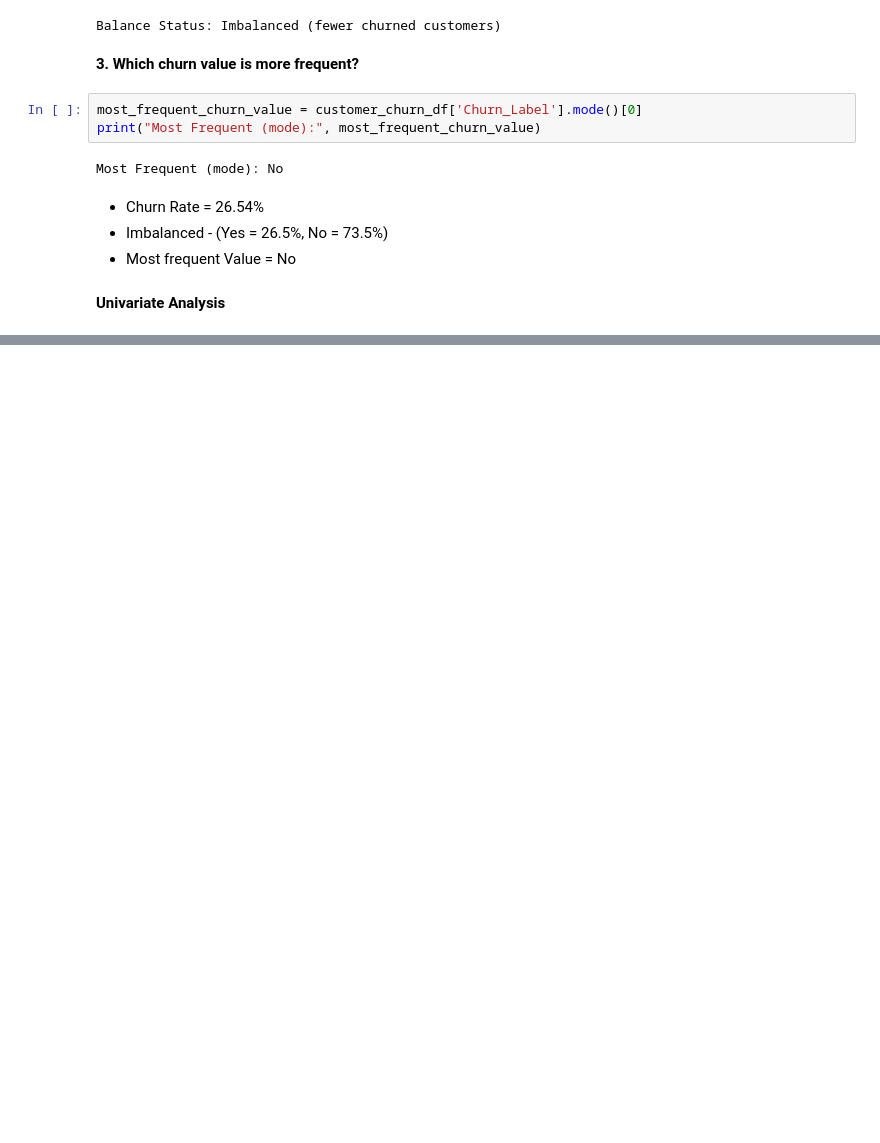
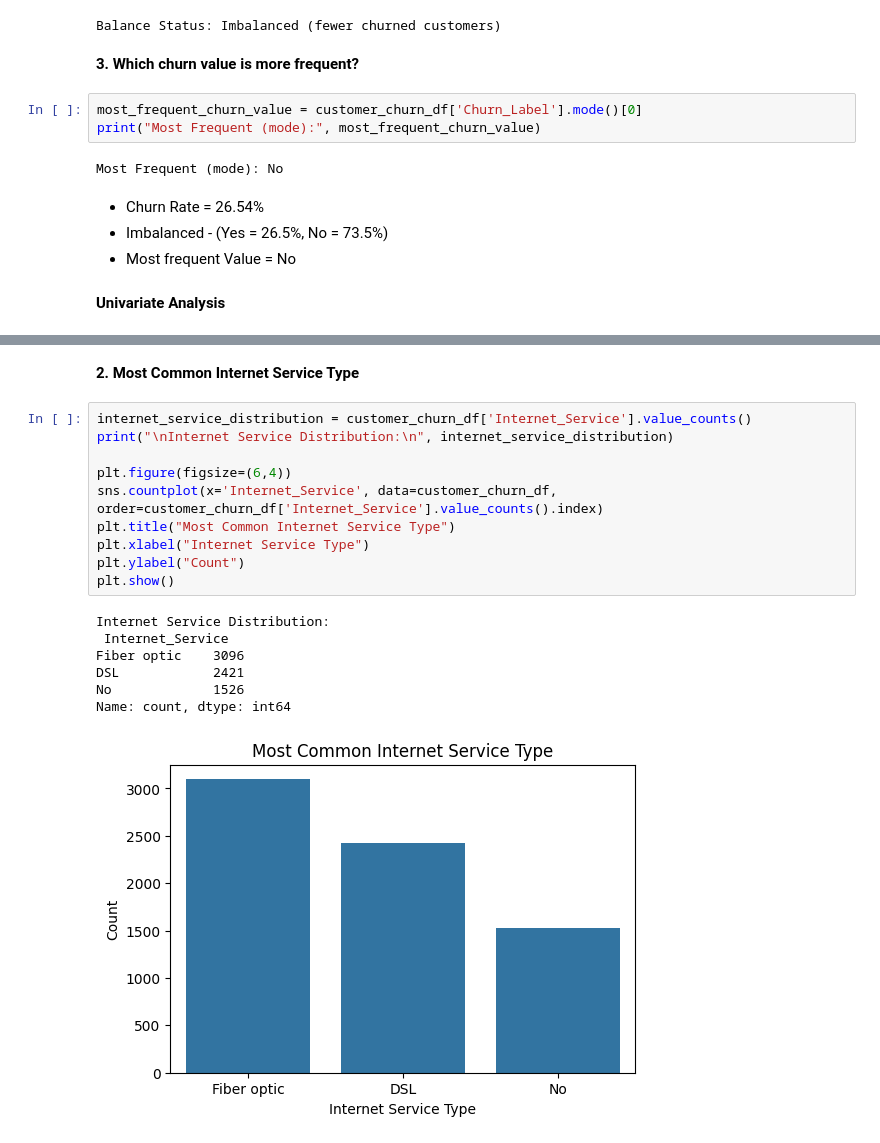
Before and after one commit to mariamkhan04/Telco-Customer-Churn---EDA-and-ML, a Jupyter notebook: customerChurn.ipynb, the cells around one changed output, grey strips where cells are left out. Saved outputs shown, nothing was run; the diff lists cells and outputs as text; blank space fills up the shorter version.

```diff
--- a/customerChurn.ipynb
+++ b/customerChurn.ipynb
@@ -292,0 +382,21 @@ Most Frequent (mode): No
+# %% [markdown]
+
+**2. Most Common Internet Service Type**
+# %%
+internet_service_distribution = customer_churn_df['Internet_Service'].value_counts()
+print("\nInternet Service Distribution:\n", internet_service_distribution)
+
+plt.figure(figsize=(6,4))
+sns.countplot(x='Internet_Service', data=customer_churn_df, order=customer_churn_df['Internet_Service'].value_counts().index)
+plt.title("Most Common Internet Service Type")
+plt.xlabel("Internet Service Type")
+plt.ylabel("Count")
+plt.show()
+# %% [output]
+Internet Service Distribution:
+ Internet_Service
+Fiber optic    3096
+DSL            2421
+No             1526
+Name: count, dtype: int64
+[figure, added]
```
Also changed, not shown: parts of 50 cells of this notebook.
